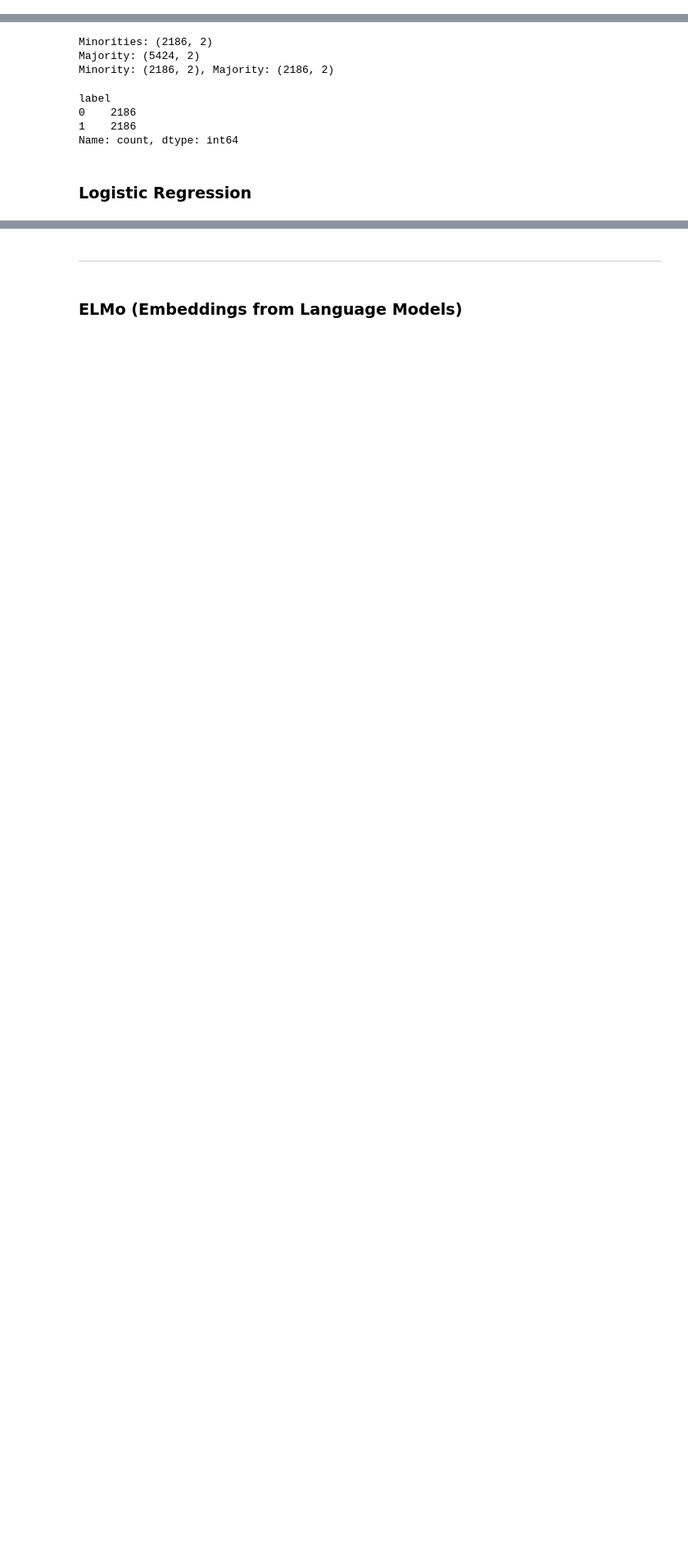
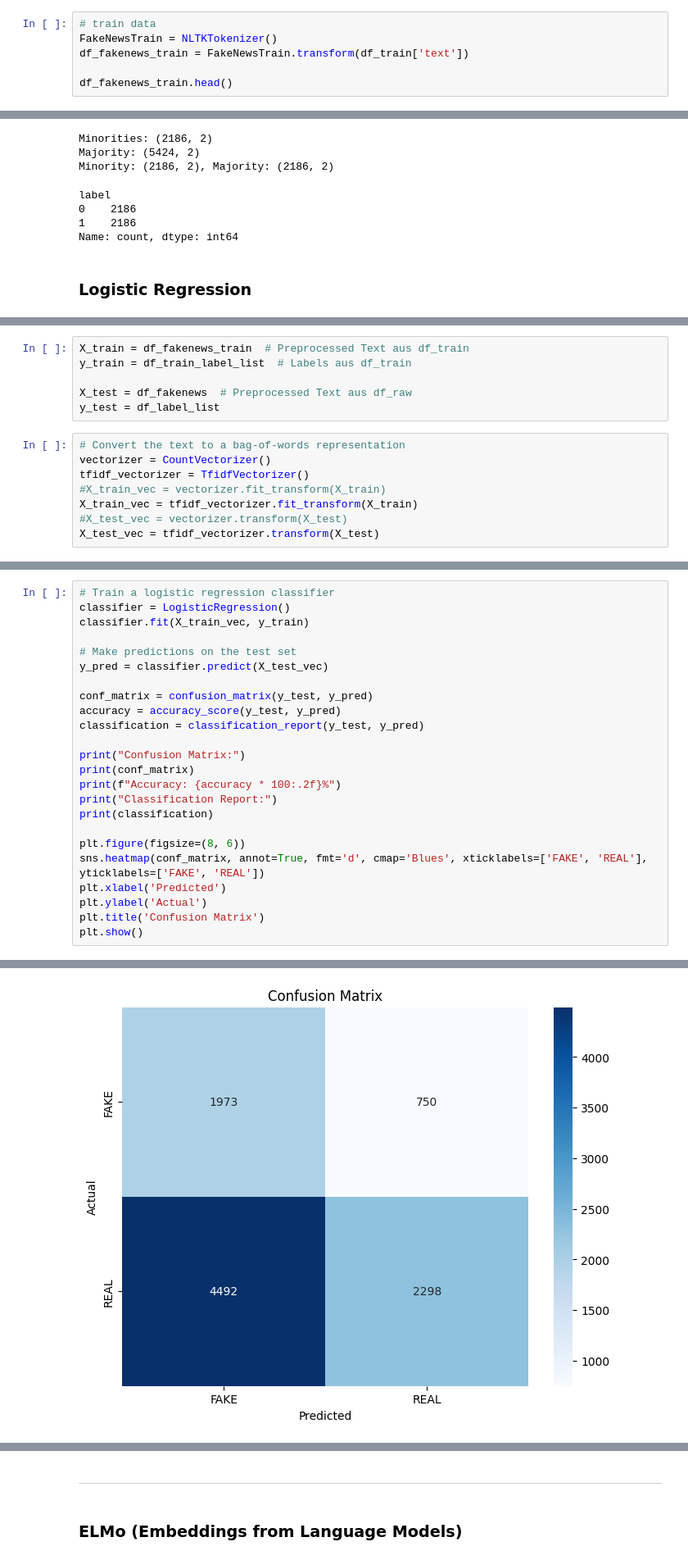
Before and after one commit to TjarkGerken/nlp, a Jupyter notebook: models/Sophie/logistic_regression.ipynb, the cells around one changed output, grey strips where cells are left out. Shown: that part at 82% size. Drawn from its saved outputs; the diff is of its cells as text; blank space fills up the shorter version.

```diff
--- a/models/Sophie/logistic_regression.ipynb
+++ b/models/Sophie/logistic_regression.ipynb
@@ -103,3 +151,9 @@ class NLTKTokenizer():
             return 'r'  # adverbs
         else:
             return None
+# %%
+# train data
+FakeNewsTrain = NLTKTokenizer()
+df_fakenews_train = FakeNewsTrain.transform(df_train['text'])
+
+df_fakenews_train.head()
@@ -228,2 +309,16 @@ X_train.shape, y_train.shape
 # %% [output]
 ((4372,), (4372,))
+# %%
+X_train = df_fakenews_train  # Preprocessed Text aus df_train
+y_train = df_train_label_list  # Labels aus df_train
+
+X_test = df_fakenews  # Preprocessed Text aus df_raw
+y_test = df_label_list
+# %%
+# Convert the text to a bag-of-words representation
+vectorizer = CountVectorizer()
+tfidf_vectorizer = TfidfVectorizer()
+#X_train_vec = vectorizer.fit_transform(X_train)
+X_train_vec = tfidf_vectorizer.fit_transform(X_train)
+#X_test_vec = vectorizer.transform(X_test)
+X_test_vec = tfidf_vectorizer.transform(X_test)
@@ -229,0 +333,25 @@ X_train.shape, y_train.shape
+# %%
+# Train a logistic regression classifier
+classifier = LogisticRegression()
+classifier.fit(X_train_vec, y_train)
+
+# Make predictions on the test set
+y_pred = classifier.predict(X_test_vec)
+
+conf_matrix = confusion_matrix(y_test, y_pred)
+accuracy = accuracy_score(y_test, y_pred)
+classification = classification_report(y_test, y_pred)
+
+print("Confusion Matrix:")
+print(conf_matrix)
+print(f"Accuracy: {accuracy * 100:.2f}%")
+print("Classification Report:")
+print(classification)
+
+plt.figure(figsize=(8, 6))
+sns.heatmap(conf_matrix, annot=True, fmt='d', cmap='Blues', xticklabels=['FAKE', 'REAL'], yticklabels=['FAKE', 'REAL'])
+plt.xlabel('Predicted')
+plt.ylabel('Actual')
+plt.title('Confusion Matrix')
+plt.show()
+# %% [output]
@@ -230 +371,2 @@ X_train.shape, y_train.shape
+[figure, added]
 # %%
```
Also changed, not shown: parts of 35 cells of this notebook.
